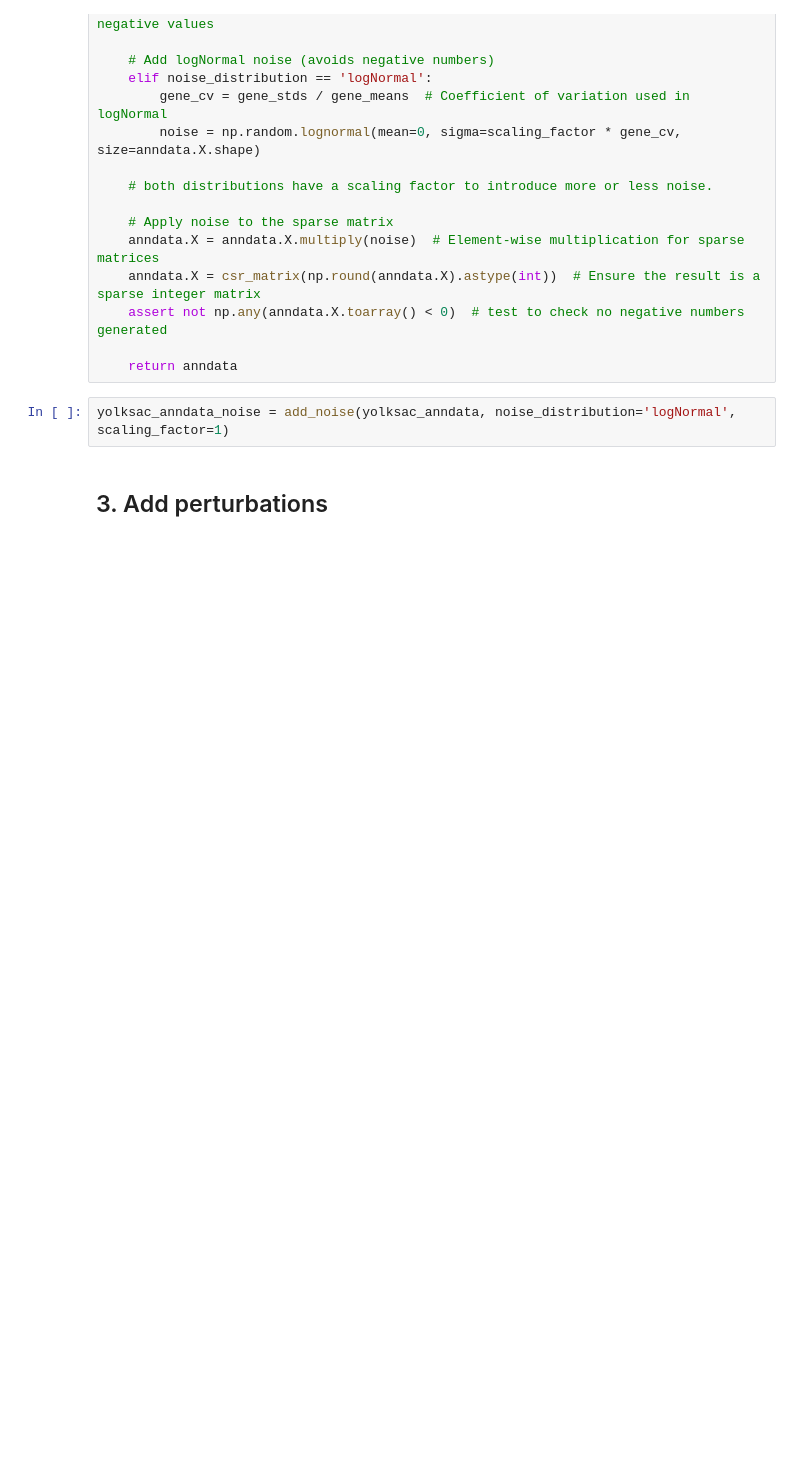
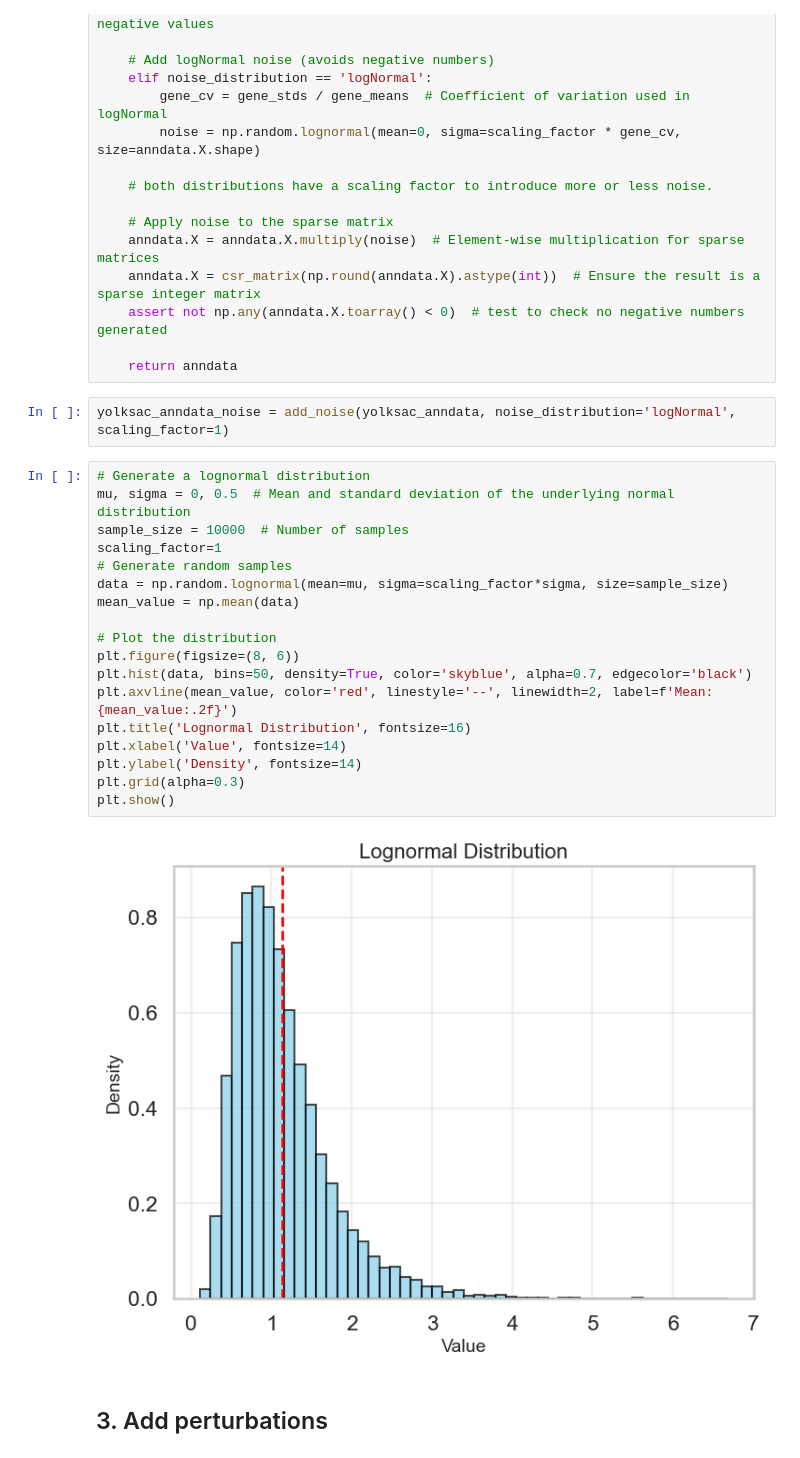
Before and after one commit to martinaoliver/SCC_helical, a Jupyter notebook: scc_helical/task1_insilico_perturbation.ipynb, the cells around one changed output. Drawn from its saved outputs; the diff is of its cells as text; blank space fills up the shorter version.

```diff
--- a/scc_helical/task1_insilico_perturbation.ipynb
+++ b/scc_helical/task1_insilico_perturbation.ipynb
@@ -44,6 +52,26 @@ def add_noise(anndata, noise_distribution='logNormal', scaling_factor=1):
     return anndata
 # %%
 yolksac_anndata_noise = add_noise(yolksac_anndata, noise_distribution='logNormal', scaling_factor=1)
+# %%
+# Generate a lognormal distribution
+mu, sigma = 0, 0.5  # Mean and standard deviation of the underlying normal distribution
+sample_size = 10000  # Number of samples
+scaling_factor=1
+# Generate random samples
+data = np.random.lognormal(mean=mu, sigma=scaling_factor*sigma, size=sample_size)
+mean_value = np.mean(data)
+
+# Plot the distribution
+plt.figure(figsize=(8, 6))
+plt.hist(data, bins=50, density=True, color='skyblue', alpha=0.7, edgecolor='black')
+plt.axvline(mean_value, color='red', linestyle='--', linewidth=2, label=f'Mean: {mean_value:.2f}')
+plt.title('Lognormal Distribution', fontsize=16)
+plt.xlabel('Value', fontsize=14)
+plt.ylabel('Density', fontsize=14)
+plt.grid(alpha=0.3)
+plt.show()
+# %% [output]
+[figure, added]
 # %% [markdown]
 ## 3. Add perturbations
 # %%
```
Also changed, not shown: parts of 1 cell of this notebook, 1 other file.
